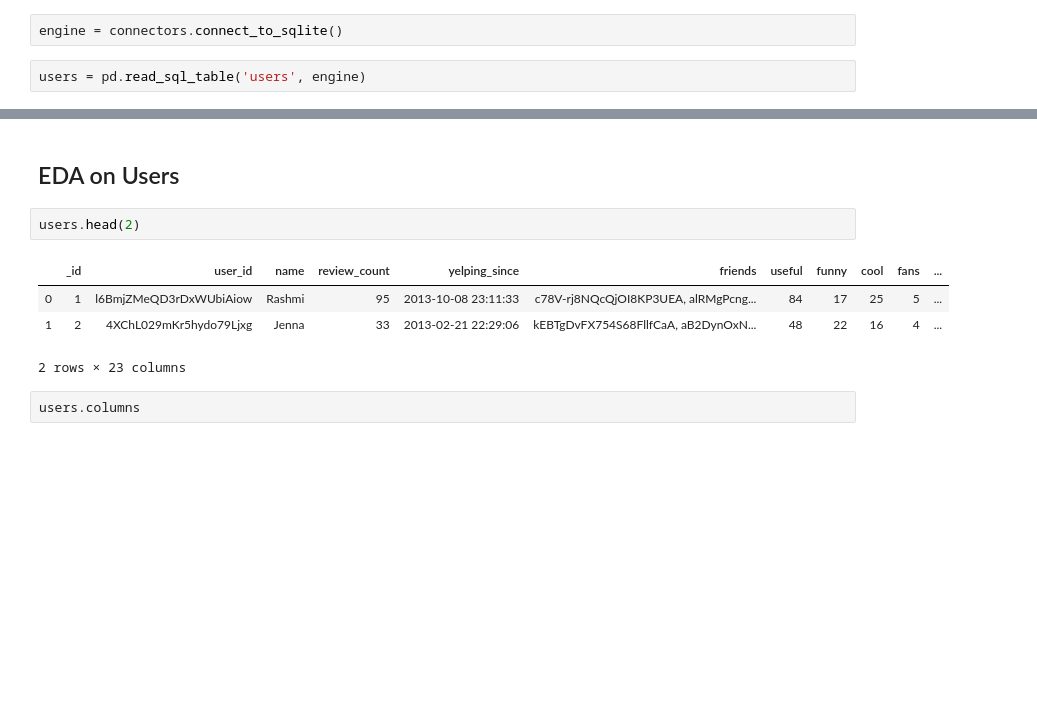
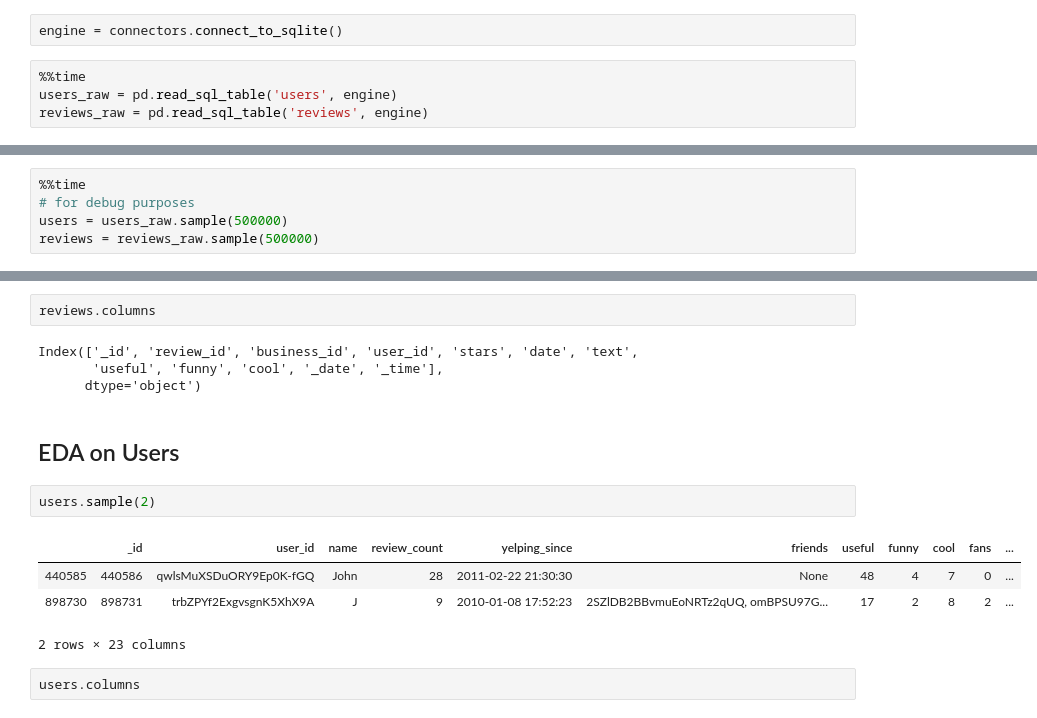
Before and after one commit to metinsenturk/review-credibility, a Jupyter notebook: notebooks/User features.ipynb, the cells around one changed output, grey strips where cells are left out. Drawn from its saved outputs; the diff is of its cells as text; blank space fills up the shorter version.

Commit message:
user behavioral features added

```diff
--- a/notebooks/User features.ipynb
+++ b/notebooks/User features.ipynb
@@ -10,4 +10,6 @@ from credible import connectors
 # %%
 engine = connectors.connect_to_sqlite()
 # %%
-users = pd.read_sql_table('users', engine)
+%%time
+users_raw = pd.read_sql_table('users', engine)
+reviews_raw = pd.read_sql_table('reviews', engine)
@@ -22,0 +19,5 @@ df.head(2)
+# %%
+%%time
+# for debug purposes
+users = users_raw.sample(500000)
+reviews = reviews_raw.sample(500000)
@@ -23,11 +43,17 @@ df.head(2)
+# %%
+reviews.columns
+# %% [output]
+Index(['_id', 'review_id', 'business_id', 'user_id', 'stars', 'date', 'text',
+       'useful', 'funny', 'cool', '_date', '_time'],
+      dtype='object')
 # %% [markdown]
 ## EDA on Users
 # %%
-users.head(2)
+users.sample(2)
 # %% [output]
 |  | _id | user_id | name | review_count | yelping_since | friends | useful | funny | cool | fans | ... |
-| 0 | 1 | l6BmjZMeQD3rDxWUbiAiow | Rashmi | 95 | 2013-10-08 23:11:33 | c78V-rj8NQcQjOI8KP3UEA, alRMgPcng... | 84 | 17 | 25 | 5 | ... |
-| 1 | 2 | 4XChL029mKr5hydo79Ljxg | Jenna | 33 | 2013-02-21 22:29:06 | kEBTgDvFX754S68FllfCaA, aB2DynOxN... | 48 | 22 | 16 | 4 | ... |
+| 440585 | 440586 | qwlsMuXSDuORY9Ep0K-fGQ | John | 28 | 2011-02-22 21:30:30 | None | 48 | 4 | 7 | 0 | ... |
+| 898730 | 898731 | trbZPYf2ExgvsgnK5XhX9A | J | 9 | 2010-01-08 17:52:23 | 2SZlDB2BBvmuEoNRTz2qUQ, omBPSU97G... | 17 | 2 | 8 | 2 | ... |
 2 rows × 23 columns
 # %%
 users.columns
```
Also changed, not shown: parts of 30 cells of this notebook, 1 other file.
